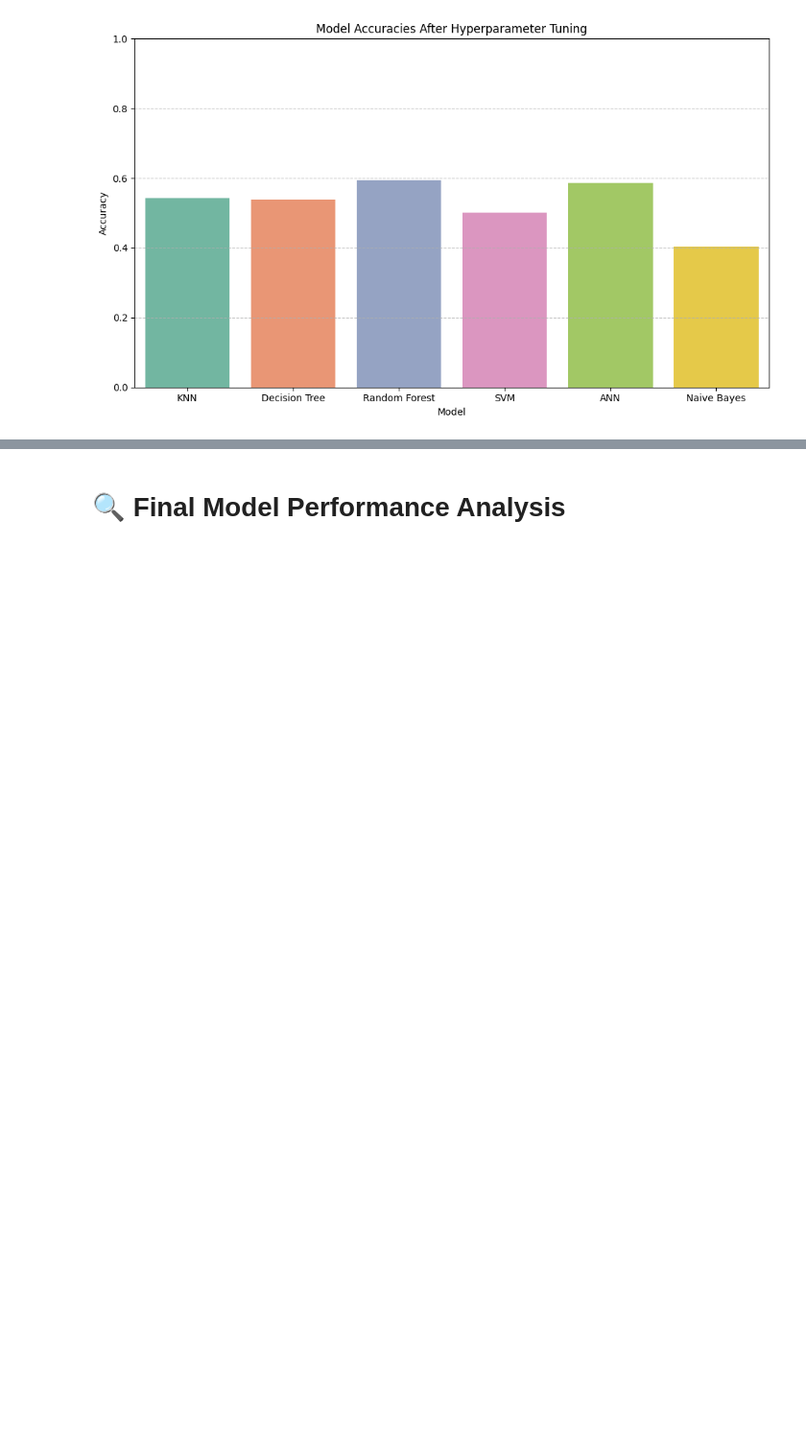
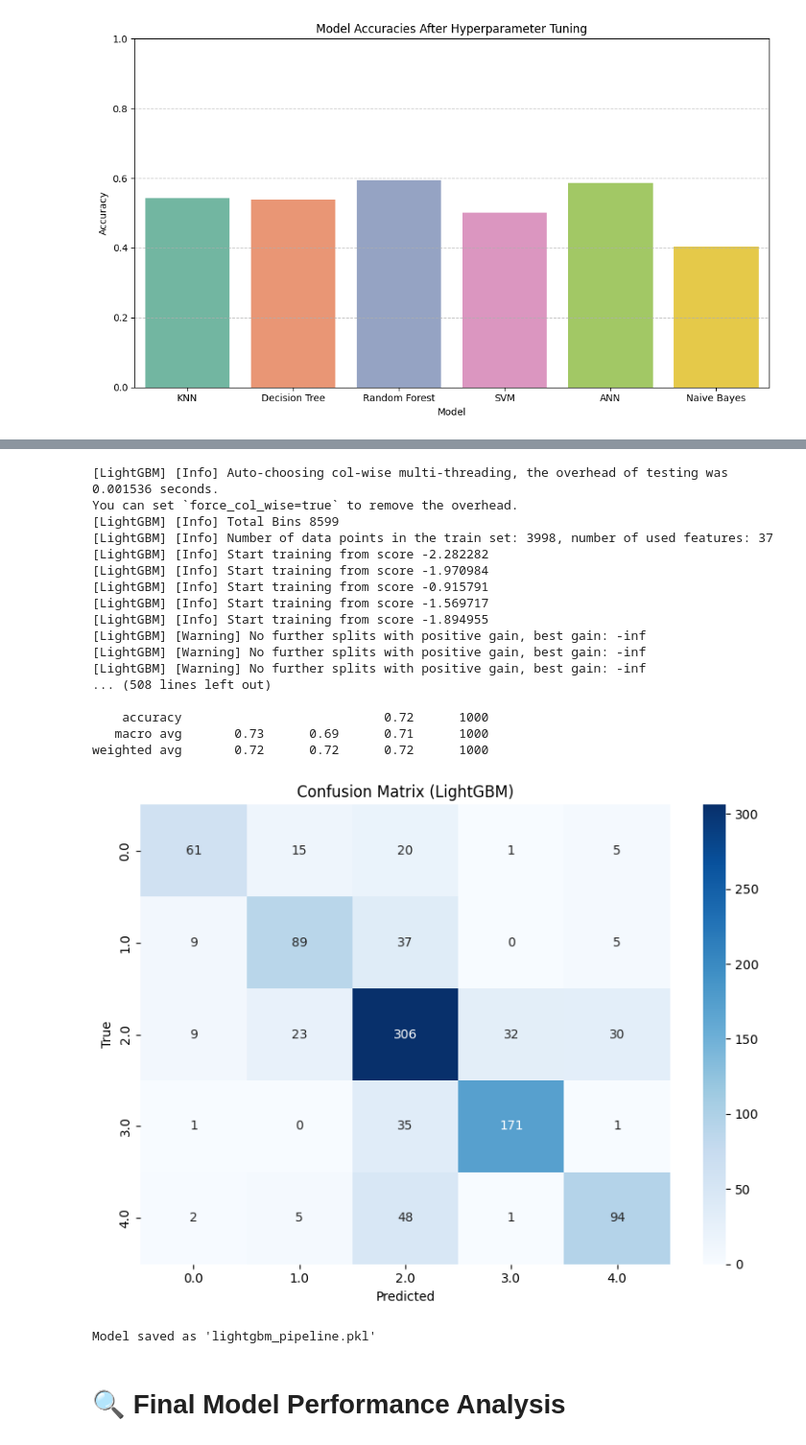
Before and after one commit to Bilal-Fellah/Time-Series-Classification, a Jupyter notebook: submission/TSA_group_project.ipynb, the cells around one changed output, grey strips where cells are left out. Shown at 96% size. Saved outputs shown, nothing was run; the diff lists cells and outputs as text; code cells hidden in the pictures; blank space fills up the shorter version.

```diff
--- a/submission/TSA_group_project.ipynb
+++ b/submission/TSA_group_project.ipynb
@@ -981,3 +1090,72 @@ weighted avg       0.81      0.81      0.80      2000
+# %%
+import pandas as pd
+from sklearn.model_selection import train_test_split
+from sklearn.metrics import classification_report, confusion_matrix
+from sklearn.pipeline import Pipeline
+from sklearn.preprocessing import StandardScaler
+import lightgbm as lgb
+import matplotlib.pyplot as plt
+import seaborn as sns
+import joblib  # for saving the pipeline
+
+# Assuming X_train, X_test, y_train, y_test are already defined
+
+# LightGBM pipeline
+pipeline = Pipeline([
+    ('scaler', StandardScaler()),
+    ('lgbm', lgb.LGBMClassifier(
+        n_estimators=300,
+        learning_rate=0.05,
+        max_depth=8,
+        num_leaves=50,
+        subsample=0.8,
+        colsample_bytree=0.8,
+        random_state=42
+    ))
+])
+
+# Train the model
+pipeline.fit(X_train, y_train)
+
+# Predict and evaluate
+y_pred = pipeline.predict(X_test)
+
+print("LightGBM Classification Report:\n")
+print(classification_report(y_test, y_pred))
+
+# Confusion Matrix
+cm = confusion_matrix(y_test, y_pred)
+plt.figure(figsize=(8,6))
+sns.heatmap(cm, annot=True, fmt='d', cmap='Blues', xticklabels=sorted(y.unique()), yticklabels=sorted(y.unique()))
+plt.xlabel('Predicted')
+plt.ylabel('True')
+plt.title('Confusion Matrix (LightGBM)')
+plt.tight_layout()
+plt.show()
+
+# Save the trained pipeline to a file
+joblib.dump(pipeline, 'lightgbm_pipeline.pkl')
+print("Model saved as 'lightgbm_pipeline.pkl'")
+# %% [output]
+[LightGBM] [Info] Auto-choosing col-wise multi-threading, the overhead of testing was 0.001536 seconds.
+You can set `force_col_wise=true` to remove the overhead.
+[LightGBM] [Info] Total Bins 8599
+[LightGBM] [Info] Number of data points in the train set: 3998, number of used features: 37
+[LightGBM] [Info] Start training from score -2.282282
+[LightGBM] [Info] Start training from score -1.970984
+[LightGBM] [Info] Start training from score -0.915791
+[LightGBM] [Info] Start training from score -1.569717
+[LightGBM] [Info] Start training from score -1.894955
+[LightGBM] [Warning] No further splits with positive gain, best gain: -inf
+[LightGBM] [Warning] No further splits with positive gain, best gain: -inf
+[LightGBM] [Warning] No further splits with positive gain, best gain: -inf
+... (508 lines left out)
+
+    accuracy                           0.72      1000
+   macro avg       0.73      0.69      0.71      1000
+weighted avg       0.72      0.72      0.72      1000
+[figure, added]
+Model saved as 'lightgbm_pipeline.pkl'
 # %% [markdown]
 # 🔍 Final Model Performance Analysis
 # %% [markdown]
```
Also changed, not shown: parts of 52 cells of this notebook, 1 other file.
